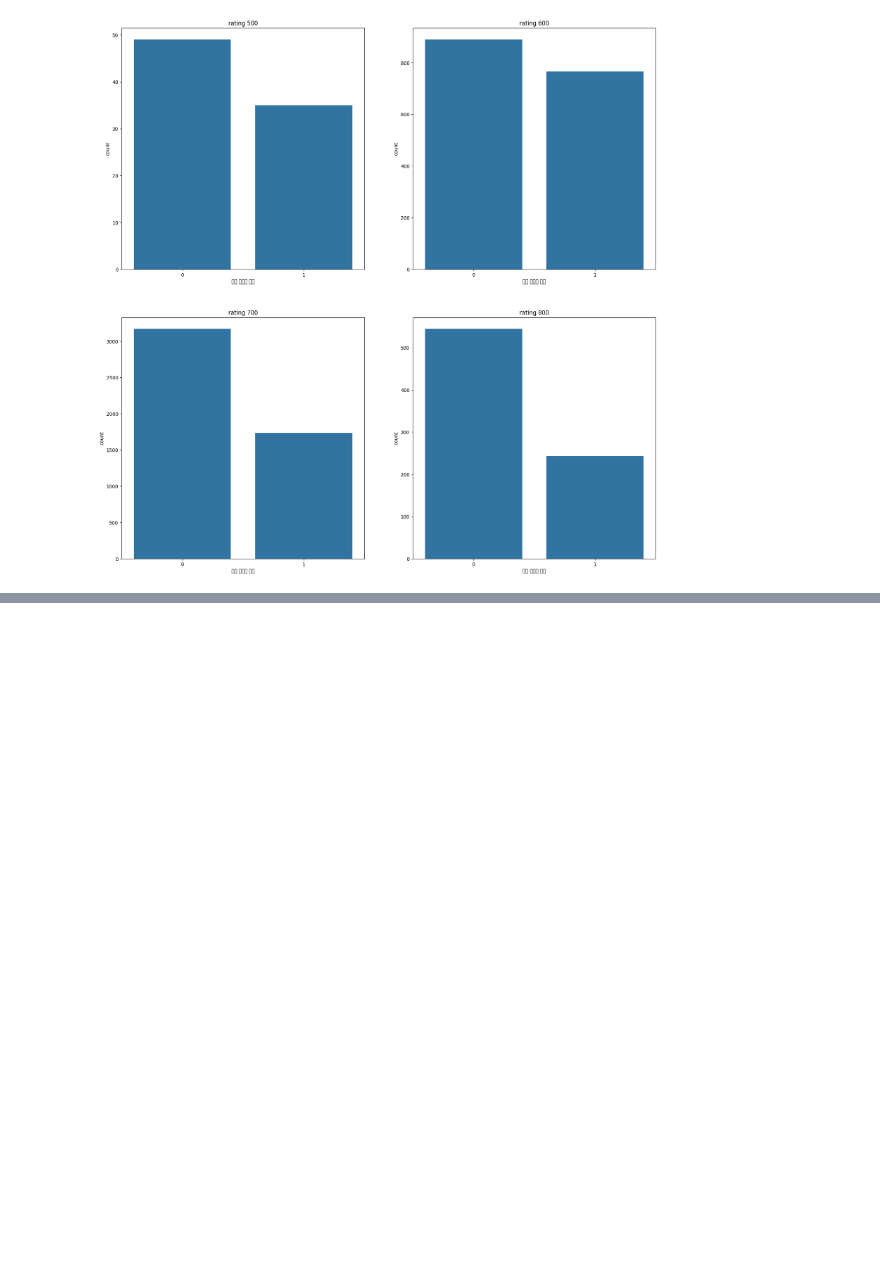
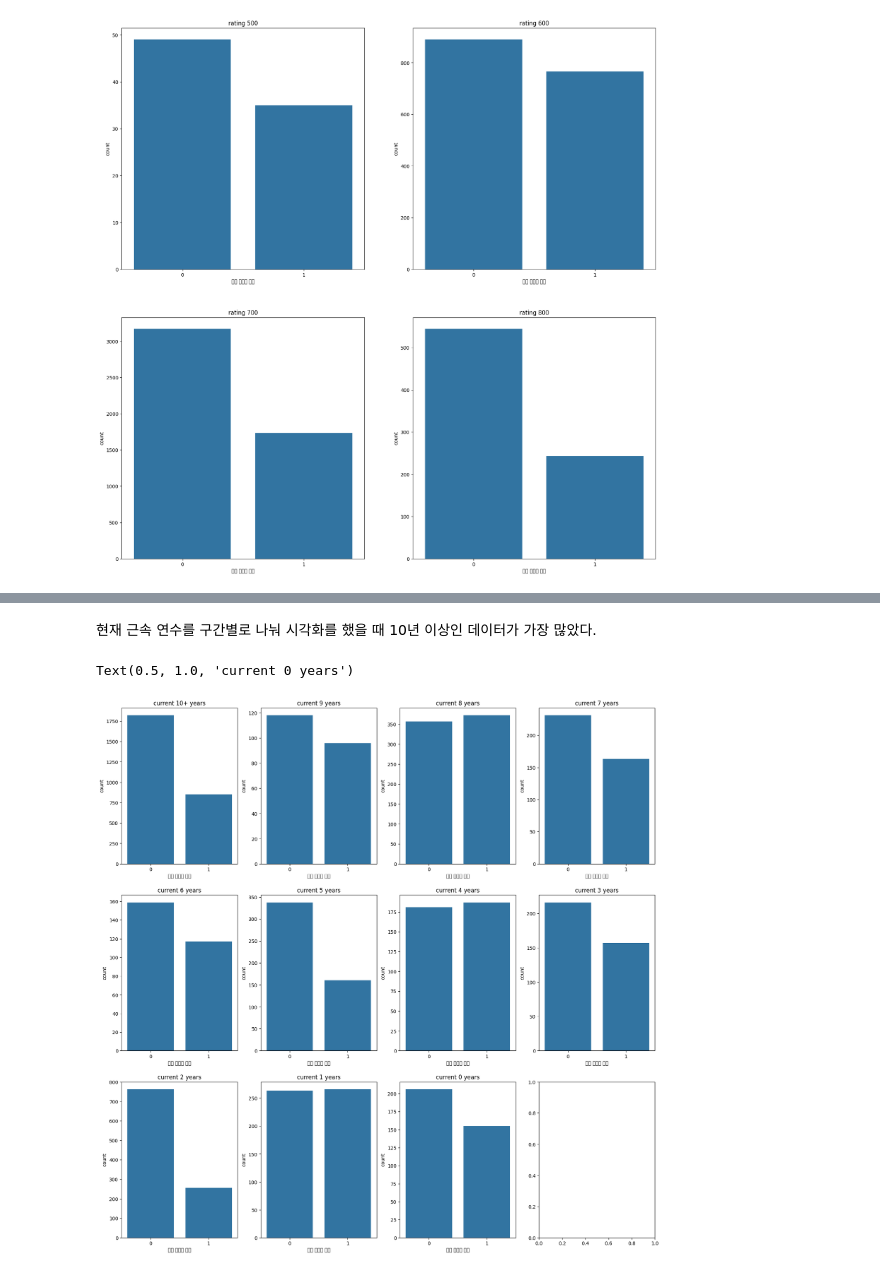
Before and after one commit to jayiuk/default-pred, a Jupyter notebook: eda_data.ipynb, the cells around one changed output, grey strips where cells are left out. Cells and saved outputs as stored; diff of their text form; code cells hidden in the pictures; blank space fills up the shorter version.

```diff
--- a/eda_data.ipynb
+++ b/eda_data.ipynb
@@ -583,0 +639,41 @@ Text(0.5, 1.0, 'rating 800')
+# %% [markdown]
+현재 근속 연수를 구간별로 나눠 시각화를 했을 때 10년 이상인 데이터가 가장 많았다.
+# %%
+train_no_copy_10 = train_no_copy.query('current_range_employment == 10')
+train_no_copy_9 = train_no_copy.query('current_range_employment == 9')
+train_no_copy_8 = train_no_copy.query('current_range_employment == 8')
+train_no_copy_7 = train_no_copy.query('current_range_employment == 7')
+train_no_copy_6 = train_no_copy.query('current_range_employment == 6')
+train_no_copy_5 = train_no_copy.query('current_range_employment == 5')
+train_no_copy_4 = train_no_copy.query('current_range_employment == 4')
+train_no_copy_3 = train_no_copy.query('current_range_employment == 3')
+train_no_copy_2 = train_no_copy.query('current_range_employment == 2')
+train_no_copy_1 = train_no_copy.query('current_range_employment == 1')
+train_no_copy_0 = train_no_copy.query('current_range_employment == 0')
+# %%
+fig, axes = plt.subplots(3, 4, figsize = (20, 20))
+sns.barplot(train_no_copy_10['채무 불이행 여부'].value_counts(), ax = axes[0, 0])
+axes[0, 0].set_title('current 10+ years')
+sns.barplot(train_no_copy_9['채무 불이행 여부'].value_counts(), ax = axes[0, 1])
+axes[0, 1].set_title('current 9 years')
+sns.barplot(train_no_copy_8['채무 불이행 여부'].value_counts(), ax = axes[0, 2])
+axes[0, 2].set_title('current 8 years')
+sns.barplot(train_no_copy_7['채무 불이행 여부'].value_counts(), ax = axes[0, 3])
+axes[0, 3].set_title('current 7 years')
+sns.barplot(train_no_copy_6['채무 불이행 여부'].value_counts(), ax = axes[1, 0])
+axes[1, 0].set_title('current 6 years')
+sns.barplot(train_no_copy_5['채무 불이행 여부'].value_counts(), ax = axes[1, 1])
+axes[1, 1].set_title('current 5 years')
+sns.barplot(train_no_copy_4['채무 불이행 여부'].value_counts(), ax = axes[1, 2])
+axes[1, 2].set_title('current 4 years')
+sns.barplot(train_no_copy_3['채무 불이행 여부'].value_counts(), ax = axes[1, 3])
+axes[1, 3].set_title('current 3 years')
+sns.barplot(train_no_copy_2['채무 불이행 여부'].value_counts(), ax = axes[2, 0])
+axes[2, 0].set_title('current 2 years')
+sns.barplot(train_no_copy_1['채무 불이행 여부'].value_counts(), ax = axes[2, 1])
+axes[2, 1].set_title('current 1 years')
+sns.barplot(train_no_copy_0['채무 불이행 여부'].value_counts(), ax = axes[2, 2])
+axes[2, 2].set_title('current 0 years')
+# %% [output]
+Text(0.5, 1.0, 'current 0 years')
+[figure, added]
```
Also changed, not shown: parts of 23 cells of this notebook, 1 other file.
